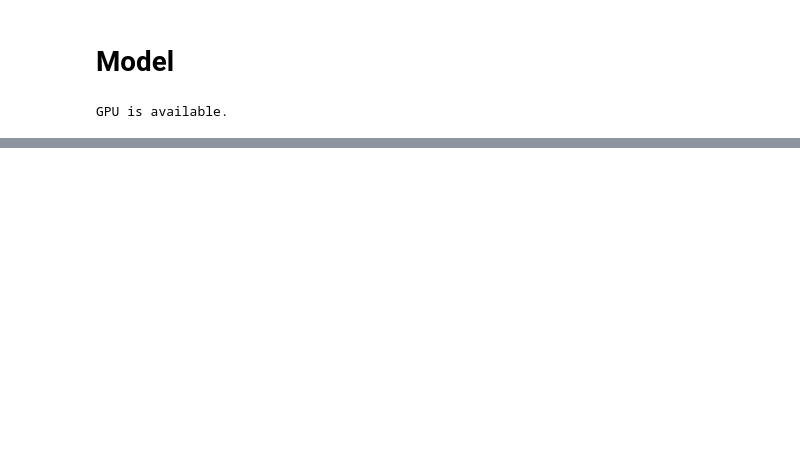
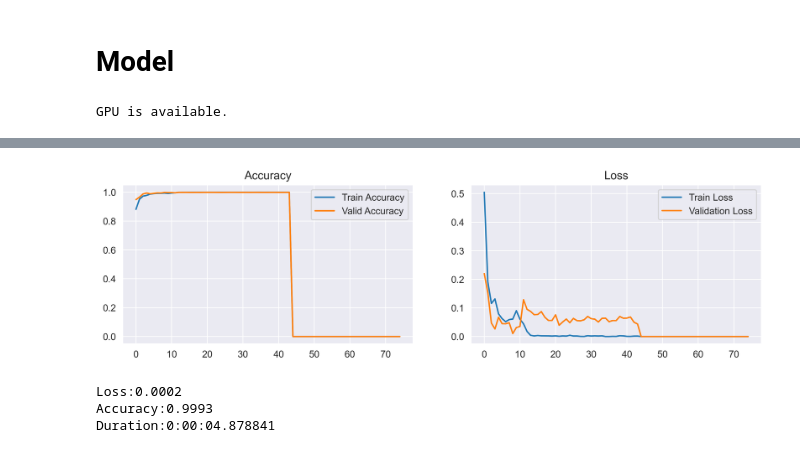
Before and after one commit to NimaPourmoradi/Persian_Plates, a Jupyter notebook: Persian_Plates.ipynb, the cells around one changed output, grey strips where cells are left out. Saved outputs shown, nothing was run; the diff lists cells and outputs as text; code cells hidden in the pictures; blank space fills up the shorter version.

```diff
--- a/Persian_Plates.ipynb
+++ b/Persian_Plates.ipynb
@@ -515,13 +519,13 @@ GoogLeNet(
 )
 # %%
 model.fc = nn.Sequential(
+    nn.Linear(in_features=2048, out_features=1024),
+    nn.ReLU(),
+    nn.Dropout(0.2),
     nn.Linear(in_features=1024, out_features=512),
     nn.ReLU(),
     nn.Dropout(0.2),
-    nn.Linear(in_features=512, out_features=128),
-    nn.ReLU(),
-    nn.Dropout(0.2),
-    nn.Linear(in_features=128, out_features=64),
+    nn.Linear(in_features=512, out_features=64),
     nn.ReLU(),
     nn.Dropout(0.2),
     nn.Linear(in_features=64, out_features=len(alphabet_classes))
@@ -578,9 +593,11 @@ num_epochs = 100
+# %%
+num_epochs = 30
 # %%
 # Create Loss_function and Optimizer
-Learning_Rate = 0.001
+Learning_Rate = 0.01
 
-criterion = nn.CrossEntropyLoss()
-optimizer = torch.optim.Adam(model.parameters(), lr=Learning_Rate)
+# criterion = nn.CrossEntropyLoss()
+# optimizer = torch.optim.Adam(model.parameters(), lr=Learning_Rate)
 
 # Some variables to store loss and accuracy to plot them
 train_losses = np.zeros(num_epochs)
@@ -590,6 +607,10 @@ valid_accs = np.zeros(num_epochs)
 
 print(colored('Training Starts ... ', 'blue', 'on_white', attrs=['bold']))
 for epoch in range(num_epochs) :
+
+    criterion = nn.CrossEntropyLoss()
+    optimizer = torch.optim.Adam(model.parameters(), lr=Learning_Rate)
+
     # Set the mode to TRAIN
     model.train()
 
@@ -670,7 +691,7 @@ for epoch in range(num_epochs) :
     valid_losses[epoch] = np.mean(valid_loss)
     valid_accs[epoch] = n_correct / n_total
 
-
+    Save_Best_Weight(valid_losses[epoch])
 
     ############################### Duration ###############################
 
@@ -685,6 +706,14 @@ for epoch in range(num_epochs) :
     DURATION = colored(f' Duration : {DeltaTime(dt)} ', 'white', 'on_dark_grey', attrs=['bold'])
     LR = colored(f' lr = {Learning_Rate} ', 'black',  'on_cyan', attrs=['bold'])
 
+    ###################################### CallBacks ######################################
+
+    # Learning_Rate = Reduce_Learning_Rate(Learning_Rate=Learning_Rate, val_losses=valid_losses)
+    if epoch > 4 :
+        temp_valid_losses = valid_losses[: epoch]
+        if temp_valid_losses[-1] > temp_valid_losses[-2] > temp_valid_losses[-3] :
+            Learning_Rate /= 10
+
 
     # Print the result of  each epochs
     print(f'{EPOCH} -> {TRAIN_LOSS}{TRAIN_ACC} {VAL_LOSS}{VAL_ACC} {DURATION} {LR}')
@@ -702 +741,16 @@ Training Starts ...
 KeyboardInterrupt:
+# %%
+plt.figure(figsize=(12, 3), dpi=400)
+plt.subplot(1, 2, 1)
+sns.lineplot(train_accs, label='Train Accuracy')
+sns.lineplot(valid_accs, label='Valid Accuracy')
+plt.title('Accuracy')
+
+plt.subplot(1, 2, 2)
+sns.lineplot(train_losses, label='Train Loss')
+sns.lineplot(valid_losses, label='Validation Loss')
+plt.title('Loss')
+
+plt.show()
+# %% [output]
+[figure, added]
@@ -702,0 +759,34 @@ KeyboardInterrupt:
+# %%
+with torch.no_grad() :
+    best_model.eval()
+    t0 = datetime.now()
+    test_loss = []
+    val_loss = []
+    n_correct = 0
+    n_total = 0
+
+    for images, labels in test_loader :
+        # Move input data to GPU
+        images = images.to(device)
+        labels = labels.to(device)
+
+        # Forward pass
+        y_pred = best_model(images)
+        loss = criterion(y_pred, labels)
+
+        # Train Loss
+        test_loss.append(loss.item())
+
+        # Train Accuracy
+        _, prediction = torch.max(y_pred, 1)
+        n_correct += (prediction==labels).sum().item()
+        n_total += labels.shape[0]
+
+    test_loss = np.mean(train_loss)
+    train_acc = n_correct / n_total
+    dt = datetime.now() - t0
+    print(colored(f'Loss:{test_loss:.4f}\nAccuracy:{train_acc:.4f}\nDuration:{dt}', 'green', attrs=['bold']))
+# %% [output]
+Loss:0.0002
+Accuracy:0.9993
+Duration:0:00:04.878841
```
Also changed, not shown: parts of 19 cells of this notebook.
